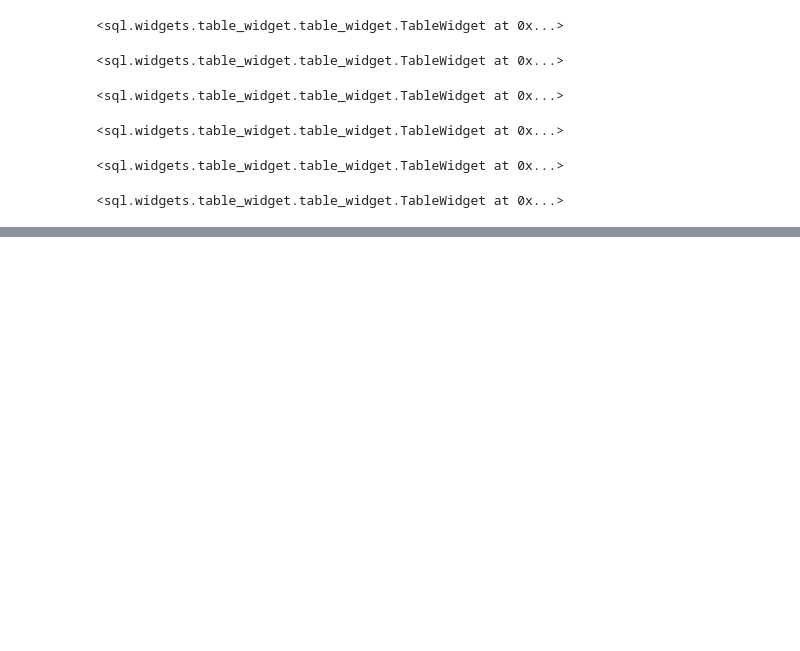
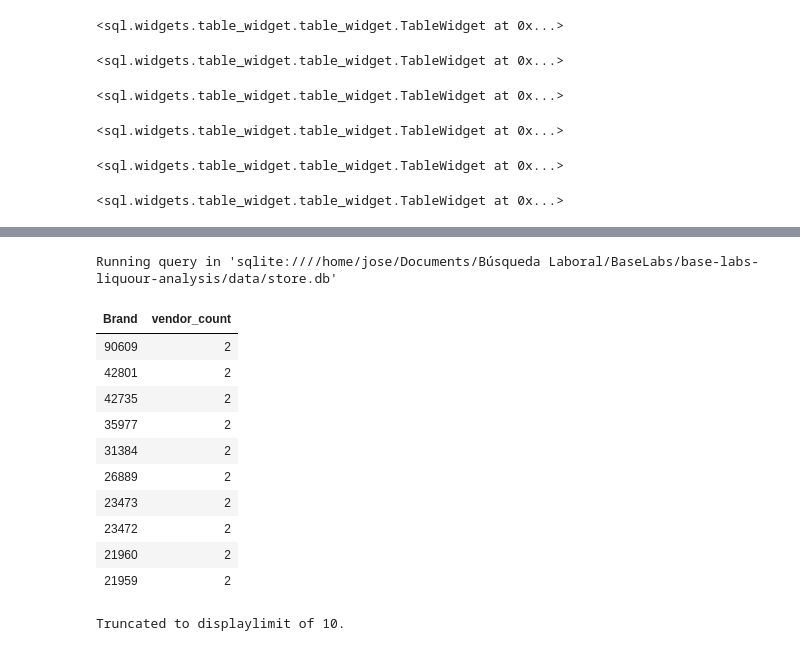
Before and after one commit to JAMoreno-Larios/base-labs-liquour-analysis, a Jupyter notebook: notebooks/sql_columns_exploration.ipynb, the cells around one changed output, grey strips where cells are left out. Saved outputs shown, nothing was run; the diff lists cells and outputs as text; code cells hidden in the pictures; blank space fills up the shorter version.

```diff
--- a/notebooks/sql_columns_exploration.ipynb
+++ b/notebooks/sql_columns_exploration.ipynb
@@ -58,0 +62,22 @@ We can then explore the tables to get a sense of what they have for us.
+# %%
+%%sql
+    -- For Sales
+SELECT Brand, COUNT(DISTINCT VendorNo) AS vendor_count FROM SalesDec
+    GROUP BY Brand
+    HAVING vendor_count > 1
+    ORDER BY vendor_count
+    DESC LIMIT 20;
+# %% [output]
+Running query in 'sqlite:////home/jose/Documents/Búsqueda Laboral/BaseLabs/base-labs-liquour-analysis/data/store.db'
+| Brand | vendor_count |
+| 90609 | 2 |
+| 42801 | 2 |
+| 42735 | 2 |
+| 35977 | 2 |
+| 31384 | 2 |
+| 26889 | 2 |
+| 23473 | 2 |
+| 23472 | 2 |
+| 21960 | 2 |
+| 21959 | 2 |
+Truncated to displaylimit of 10.
```
Also changed, not shown: parts of 6 cells of this notebook.
